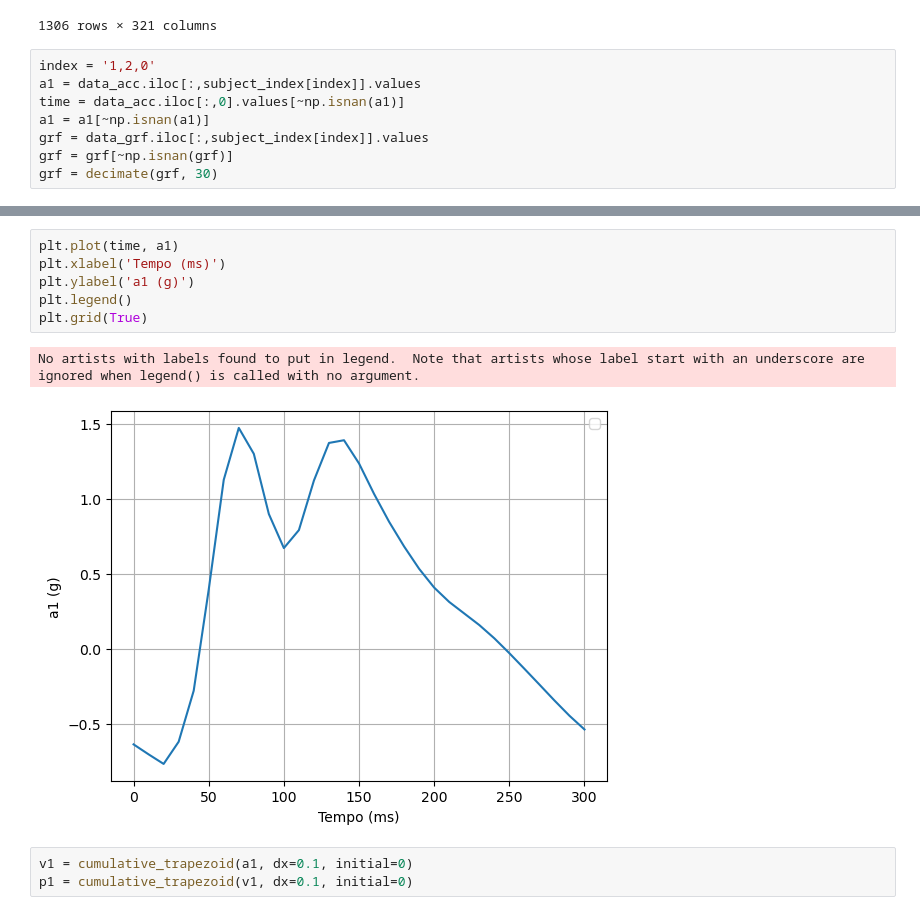
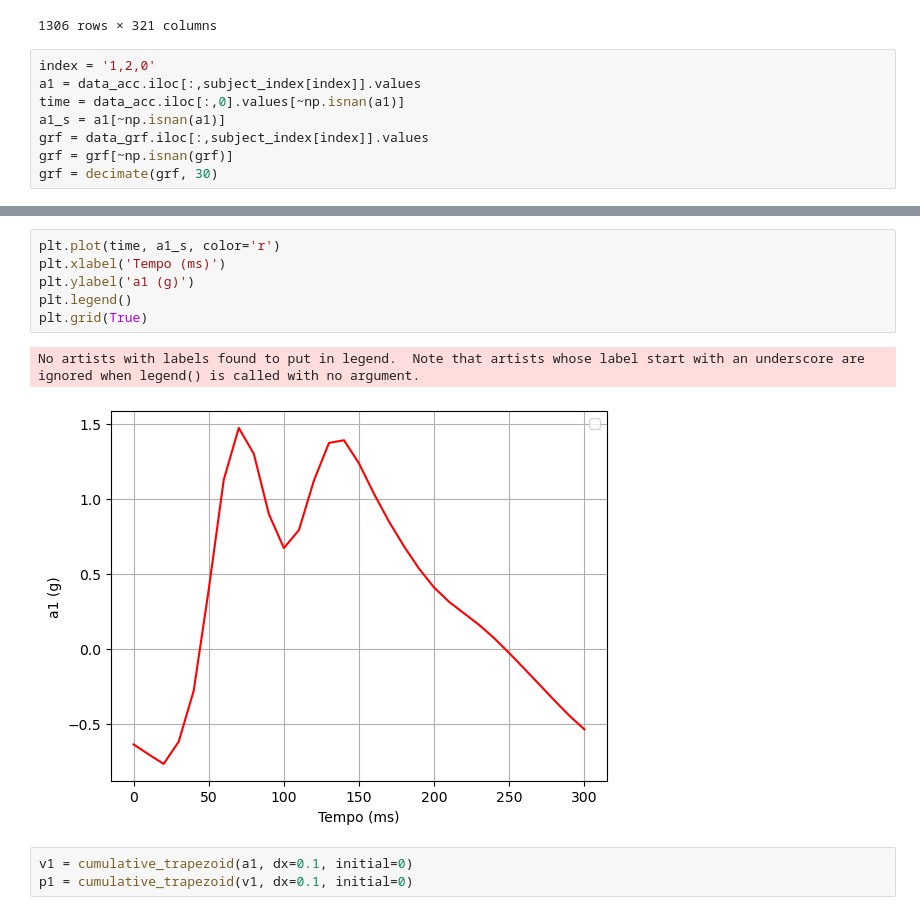
Before and after one commit to tiagosnog/Projeto-de-pesquisa-EBM, a Jupyter notebook: 2.Código/2.2Analysis test_RBDS/analysisTest_RBDS.ipynb, the cells around one changed output, grey strips where cells are left out. Drawn from its saved outputs; the diff is of its cells as text.

```diff
--- a/2.Código/2.2Analysis test_RBDS/analysisTest_RBDS.ipynb
+++ b/2.Código/2.2Analysis test_RBDS/analysisTest_RBDS.ipynb
@@ -81,7 +60,7 @@ data_grf
 index = '1,2,0'
 a1 = data_acc.iloc[:,subject_index[index]].values
 time = data_acc.iloc[:,0].values[~np.isnan(a1)]
-a1 = a1[~np.isnan(a1)]
+a1_s = a1[~np.isnan(a1)]
 grf = data_grf.iloc[:,subject_index[index]].values
 grf = grf[~np.isnan(grf)]
 grf = decimate(grf, 30)
@@ -97,12 +76,12 @@ No artists with labels found to put in legend.  Note that artists whose label st
 # %%
-plt.plot(time, a1)
+plt.plot(time, a1_s, color='r')
 plt.xlabel('Tempo (ms)')
 plt.ylabel('a1 (g)')
 plt.legend()
 plt.grid(True)
 # %% [output]
 No artists with labels found to put in legend.  Note that artists whose label start with an underscore are ignored when legend() is called with no argument.
-[figure, old version]
+[figure, new version]
 # %%
 v1 = cumulative_trapezoid(a1, dx=0.1, initial=0)
 p1 = cumulative_trapezoid(v1, dx=0.1, initial=0)
```
Also changed, not shown: parts of 24 cells of this notebook, 3 other files.
